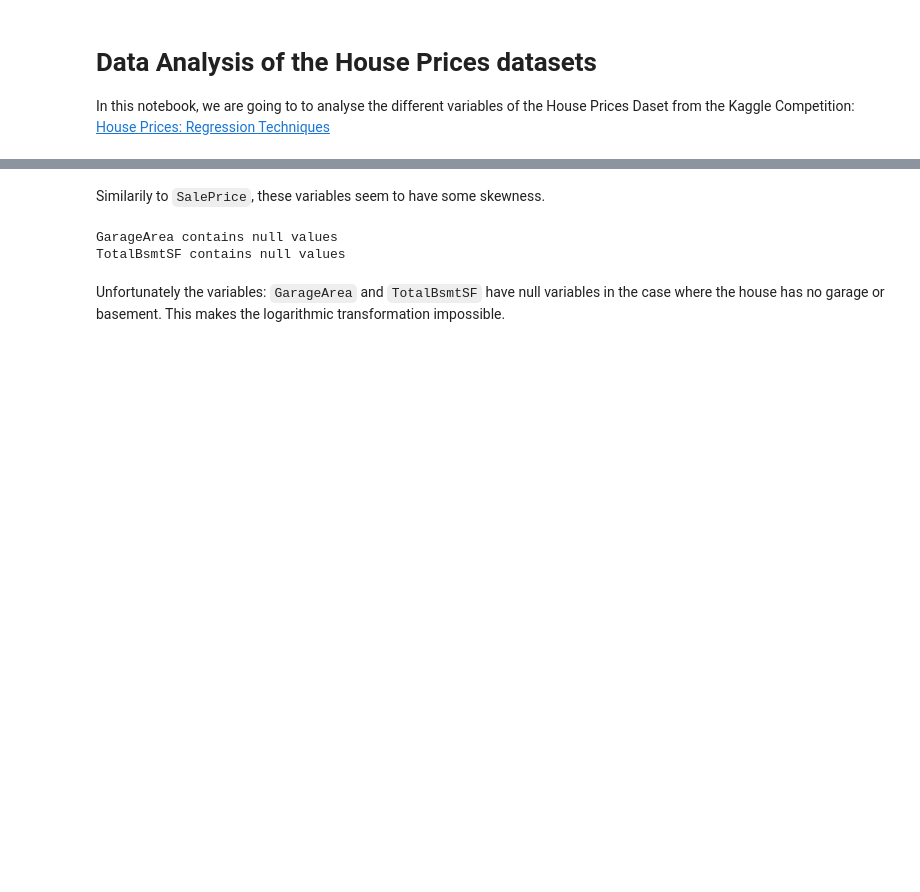
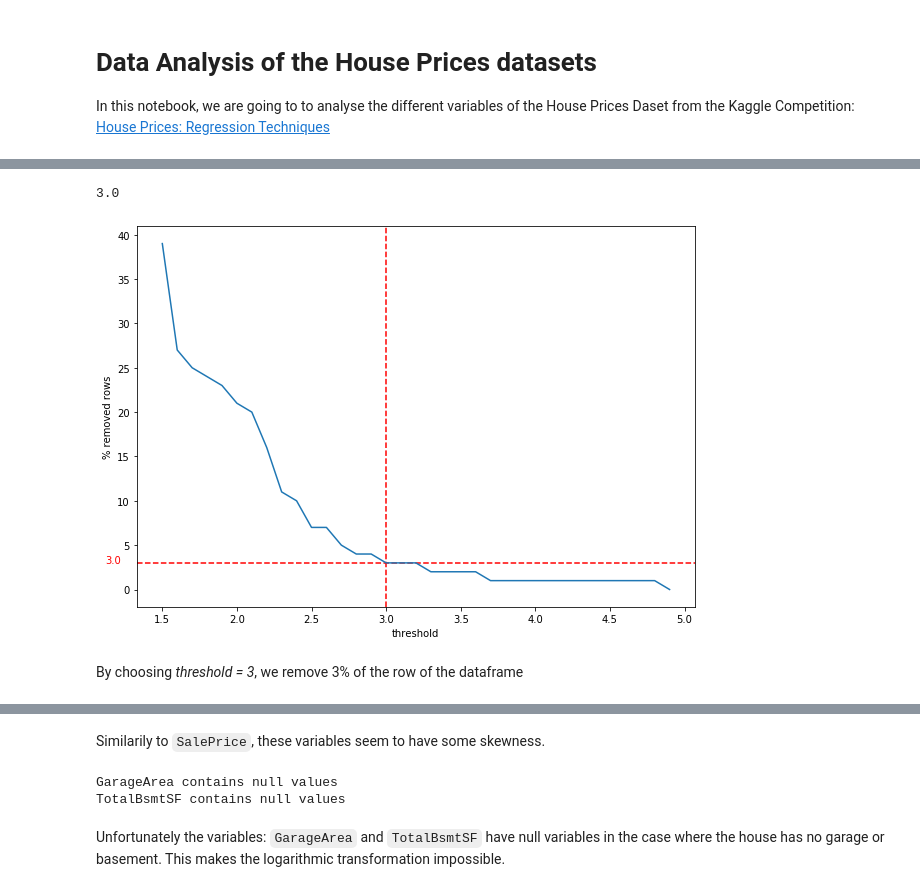
Before and after one commit to lohiermichael/house-prices-prediction, a Jupyter notebook: notebooks/2.with_main_variables.ipynb, the cells around one changed output, grey strips where cells are left out. Cells and saved outputs as stored; diff of their text form; code cells hidden in the pictures; blank space fills up the shorter version.

```diff
--- a/notebooks/2.with_main_variables.ipynb
+++ b/notebooks/2.with_main_variables.ipynb
@@ -483,0 +134,26 @@ save_list(list_name=most_relevant_variables,
+# %%
+z = np.abs(stats.zscore(data))
+thresholds = np.around(np.arange(1.5, 5.0, 0.1), 2)
+percents_removed_rows = []
+for threshold in thresholds:
+    cleaned_data = data[(z < threshold).all(axis=1)]
+    percent_removed_rows = round(1 - len(cleaned_data)/len(data), 2) * 100
+    if threshold == 3.0:
+        percent_removed_rows_3 = percent_removed_rows
+    cleaned_data = data[(z < threshold).all(axis=1)]
+    percents_removed_rows.append(percent_removed_rows)
+
+
+print(percent_removed_rows_3)
+plt.figure(figsize=(10, 7))
+plt.axvline(x=3, linestyle='--', color='red')
+plt.axhline(y=percent_removed_rows_3, linestyle='--', color='red')
+plt.text(x=1.12, y=percent_removed_rows_3, s=f'{round(percent_removed_rows_3, 2)}', color = 'red')
+plt.xlabel('threshold')
+plt.ylabel(f'% removed rows')
+ax = plt.plot(thresholds, percents_removed_rows)
+# %% [output]
+3.0
+[figure, added]
+# %% [markdown]
+By choosing *threshold = 3*, we remove 3% of the row of the dataframe
```
Also changed, not shown: parts of 76 cells of this notebook.
